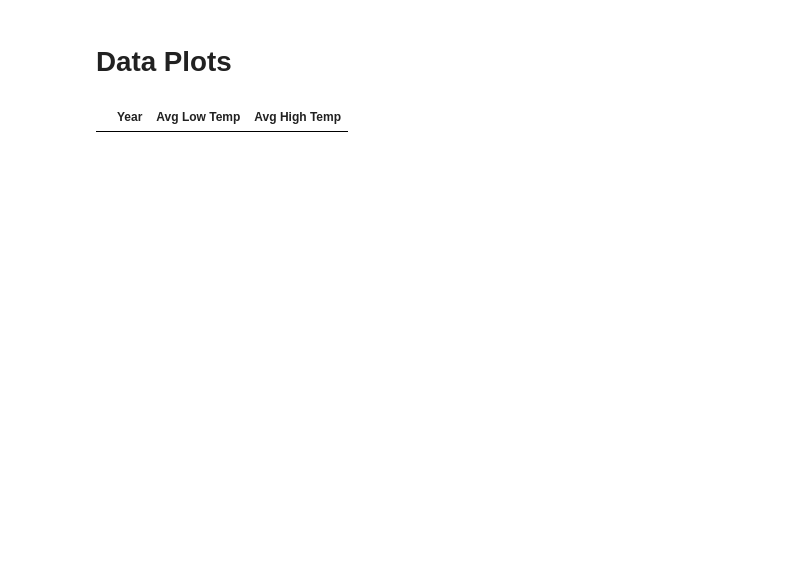
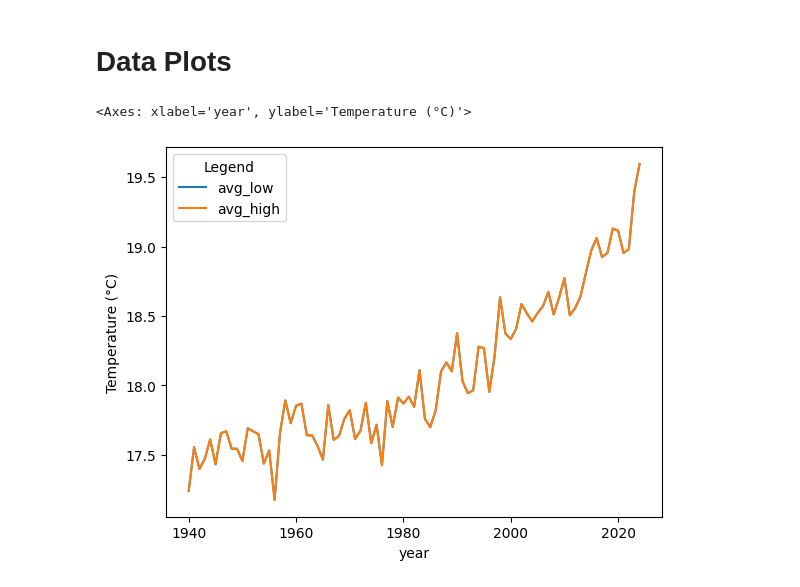
Before and after one commit to HugsAndSquishes/temperature-prediction, a Jupyter notebook: preprocessing.ipynb, the cells around one changed output. Saved outputs shown, nothing was run; the diff lists cells and outputs as text; code cells hidden in the pictures; blank space fills up the shorter version.

```diff
--- a/preprocessing.ipynb
+++ b/preprocessing.ipynb
@@ -161,15 +130,14 @@ ZWE
 # %% [markdown]
 # Data Plots
-# %%
-# plot average temperatures for each year
-avg_temps_by_year = pd.DataFrame({"Year": [], "Avg Low Temp": [], "Avg High Temp": []})
-
-for year in df['year'].unique():
-    avg_high = df.loc[df["year"] == year]
-    avg_low = df.loc[df["year"] == year]
-    # bios.loc[bios["height_cm"] > 220]
-    #print(year)
-#df.plot(x='year', y='Average surface temperature')
-avg_temps_by_year
-# %% [output]
-|  | Year | Avg Low Temp | Avg High Temp |
+# %%
+# plot average temperatures for each year
+avg_temps_by_year = df.groupby("year").agg(
+    avg_low=("Average Low Temp", "mean"),
+    avg_high=("Average High Temp", "mean")
+).reset_index()
+
+avg_temps_by_year = pd.melt(avg_temps_by_year, ["year"], value_name='Temperature (°C)', var_name="Legend")
+sns.lineplot(data=avg_temps_by_year, x="year", y='Temperature (°C)', hue="Legend")
+# %% [output]
+<Axes: xlabel='year', ylabel='Temperature (°C)'>
+[figure, added]
```
Also changed, not shown: parts of 11 cells of this notebook.
